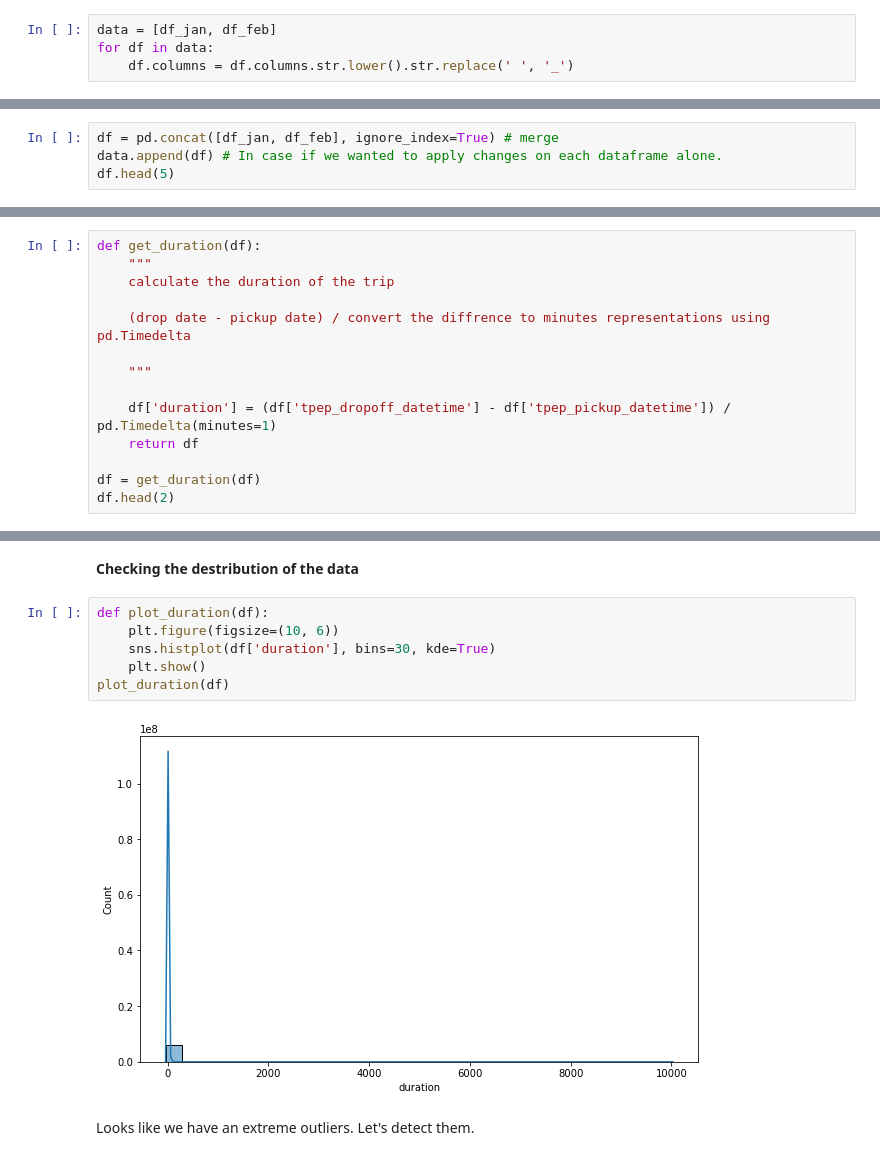
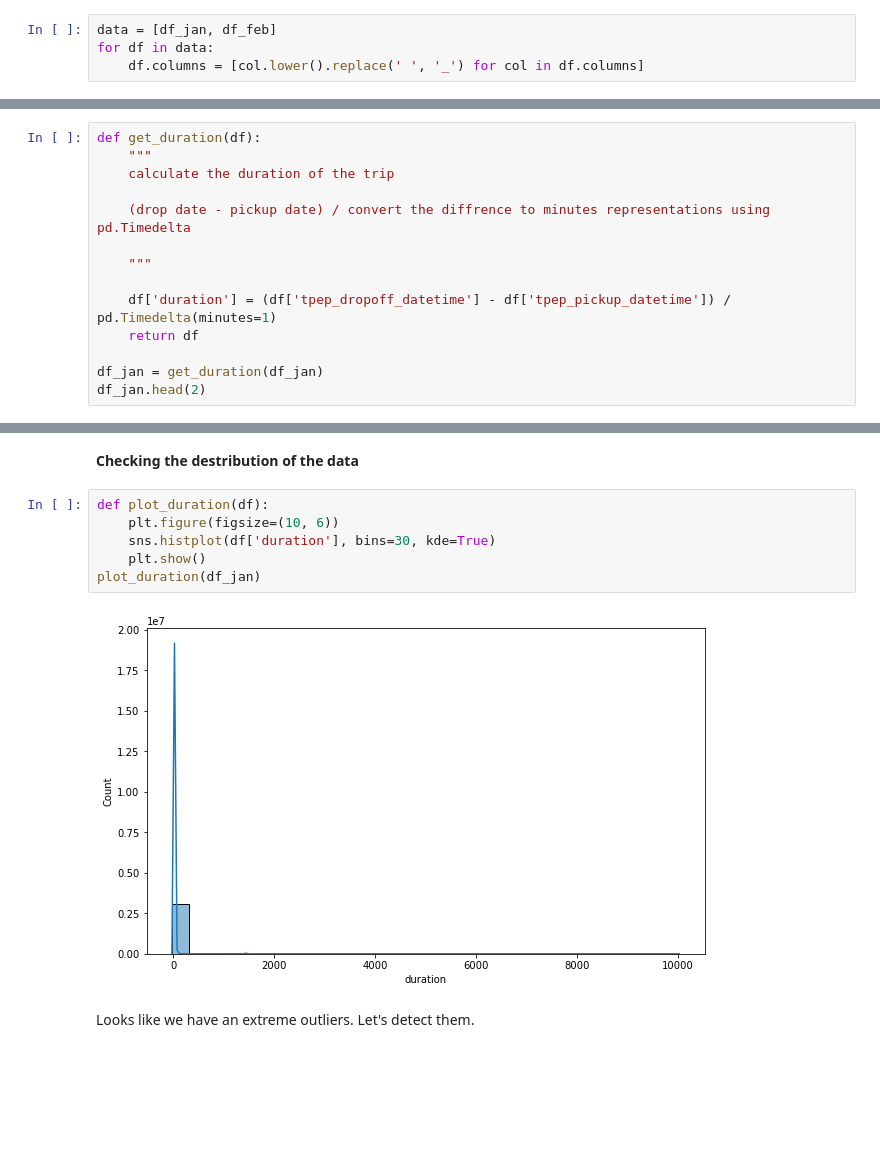
Before and after one commit to NotAbdelrahmanelsayed/mlop-zoomcamp, a Jupyter notebook: 01-intro/homework.ipynb, the cells around one changed output, grey strips where cells are left out. Cells and saved outputs as stored; diff of their text form; blank space fills up the shorter version.

```diff
--- a/01-intro/homework.ipynb
+++ b/01-intro/homework.ipynb
@@ -11,4 +16,4 @@ lowercase the columns names
 # %%
 data = [df_jan, df_feb]
 for df in data:
-    df.columns = df.columns.str.lower().str.replace(' ', '_')
+    df.columns = [col.lower().replace(' ', '_') for col in df.columns]
@@ -17,4 +19,0 @@ Merge the data of column february and january
-# %%
-df = pd.concat([df_jan, df_feb], ignore_index=True) # merge
-data.append(df) # In case if we wanted to apply changes on each dataframe alone.
-df.head(5)
@@ -45,8 +46,8 @@ def get_duration(df):
     df['duration'] = (df['tpep_dropoff_datetime'] - df['tpep_pickup_datetime']) / pd.Timedelta(minutes=1)
     return df
 
-df = get_duration(df)
-df.head(2)
+df_jan = get_duration(df_jan)
+df_jan.head(2)
 # %% [output]
 |  | vendorid | tpep_pickup_datetime | tpep_dropoff_datetime | passenger_count | trip_distance | ratecodeid | ... |
 | 0 | 2 | 2023-01-01 00:32:10 | 2023-01-01 00:40:36 | 1.0 | 0.97 | 1.0 | ... |
@@ -63,11 +64,11 @@ the standard deviation of the trips duration in January?
 # %%
 def plot_duration(df):
     plt.figure(figsize=(10, 6))
     sns.histplot(df['duration'], bins=30, kde=True)
     plt.show()
-plot_duration(df)
+plot_duration(df_jan)
 # %% [output]
-[figure, old version]
+[figure, new version]
 # %% [markdown]
 Looks like we have an extreme outliers. Let's detect them.
 # %%
```
Also changed, not shown: parts of 18 cells of this notebook.
